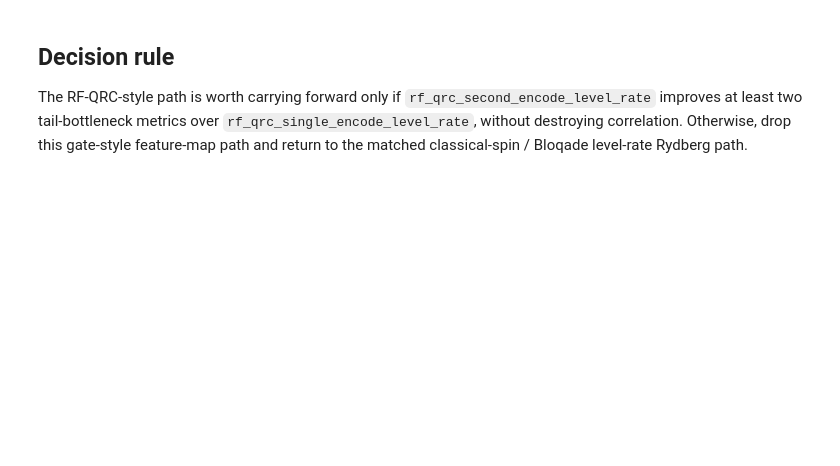
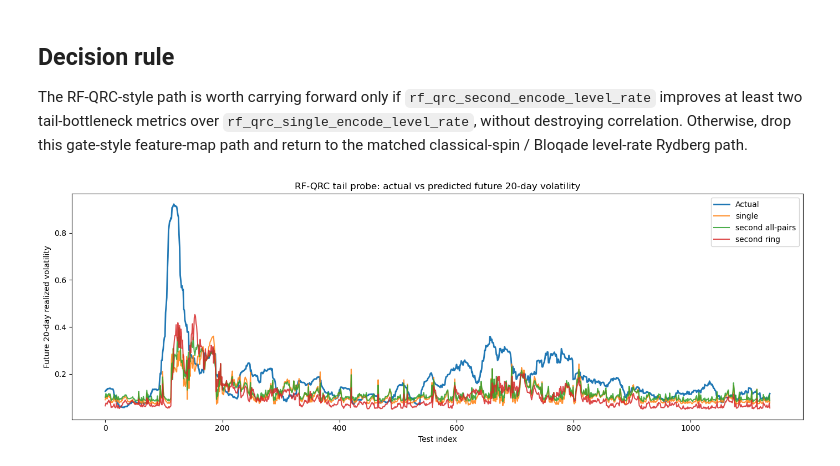
Before and after one commit to friedsam/qpitome-qrc-volatility, a Jupyter notebook: notebooks/phase3_rf_qrc_tail_probe.ipynb, the cells around one changed output. Drawn from its saved outputs; the diff is of its cells as text; code cells hidden in the pictures; blank space fills up the shorter version.

Commit message:
Checkpoint Phase 3 RF-QRC experiments

```diff
--- a/notebooks/phase3_rf_qrc_tail_probe.ipynb
+++ b/notebooks/phase3_rf_qrc_tail_probe.ipynb
@@ -46,3 +73,43 @@ summary[[c for c in cols if c in summary.columns]]
 ## Decision rule
 
 The RF-QRC-style path is worth carrying forward only if `rf_qrc_second_encode_level_rate` improves at least two tail-bottleneck metrics over `rf_qrc_single_encode_level_rate`, without destroying correlation. Otherwise, drop this gate-style feature-map path and return to the matched classical-spin / Bloqade level-rate Rydberg path.
+# %%
+import pandas as pd
+import numpy as np
+import matplotlib.pyplot as plt
+from pathlib import Path
+
+PROJECT_ROOT = Path.cwd()
+if PROJECT_ROOT.name == "notebooks":
+    PROJECT_ROOT = PROJECT_ROOT.parent
+
+preds = pd.read_csv(PROJECT_ROOT / "results/tables/phase3_rf_qrc_tail_probe_predictions_level_rate.csv")
+metrics = pd.read_csv(PROJECT_ROOT / "results/tables/phase3_rf_qrc_tail_probe_metrics_level_rate.csv")
+
+test = preds[preds["split"] == "test"].reset_index(drop=True)
+pred_cols = [c for c in test.columns if c.endswith("_pred")]
+
+def label(c):
+    return (
+        c.replace("_level_rate_pred", "")
+         .replace("rf_qrc_", "")
+         .replace("single_encode", "single")
+         .replace("second_encode_ring", "second ring")
+         .replace("second_encode", "second all-pairs")
+         .replace("_", " ")
+    )
+# %%
+plt.figure(figsize=(14, 5))
+plt.plot(test["actual_future_rv_20d"].values, label="Actual", linewidth=2)
+
+for c in pred_cols:
+    plt.plot(test[c].values, label=label(c), alpha=0.85)
+
+plt.title("RF-QRC tail probe: actual vs predicted future 20-day volatility")
+plt.xlabel("Test index")
+plt.ylabel("Future 20-day realized volatility")
+plt.legend()
+plt.tight_layout()
+plt.show()
+# %% [output]
+[figure, added]
```
Also changed, not shown: parts of 33 cells of this notebook, 5 other files.
